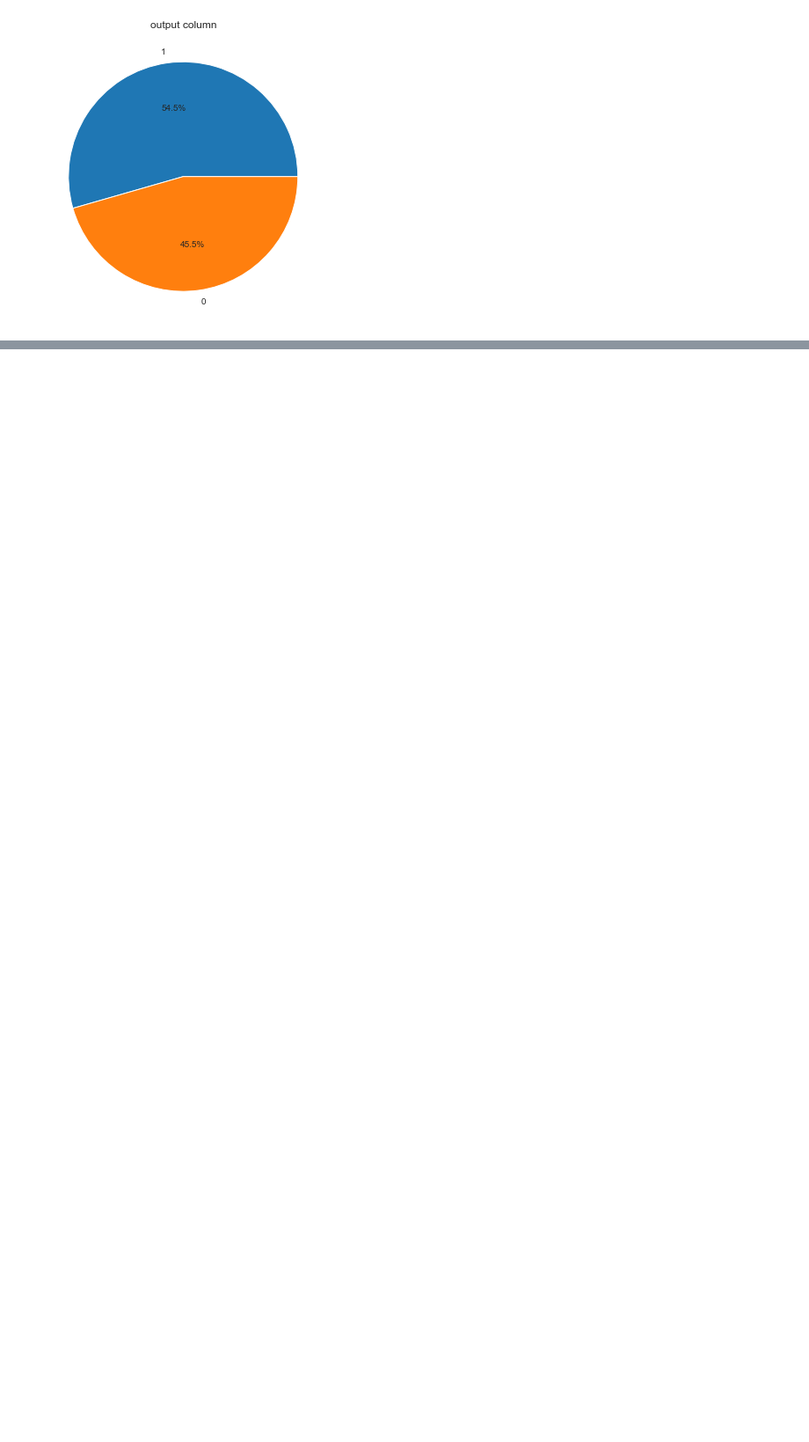
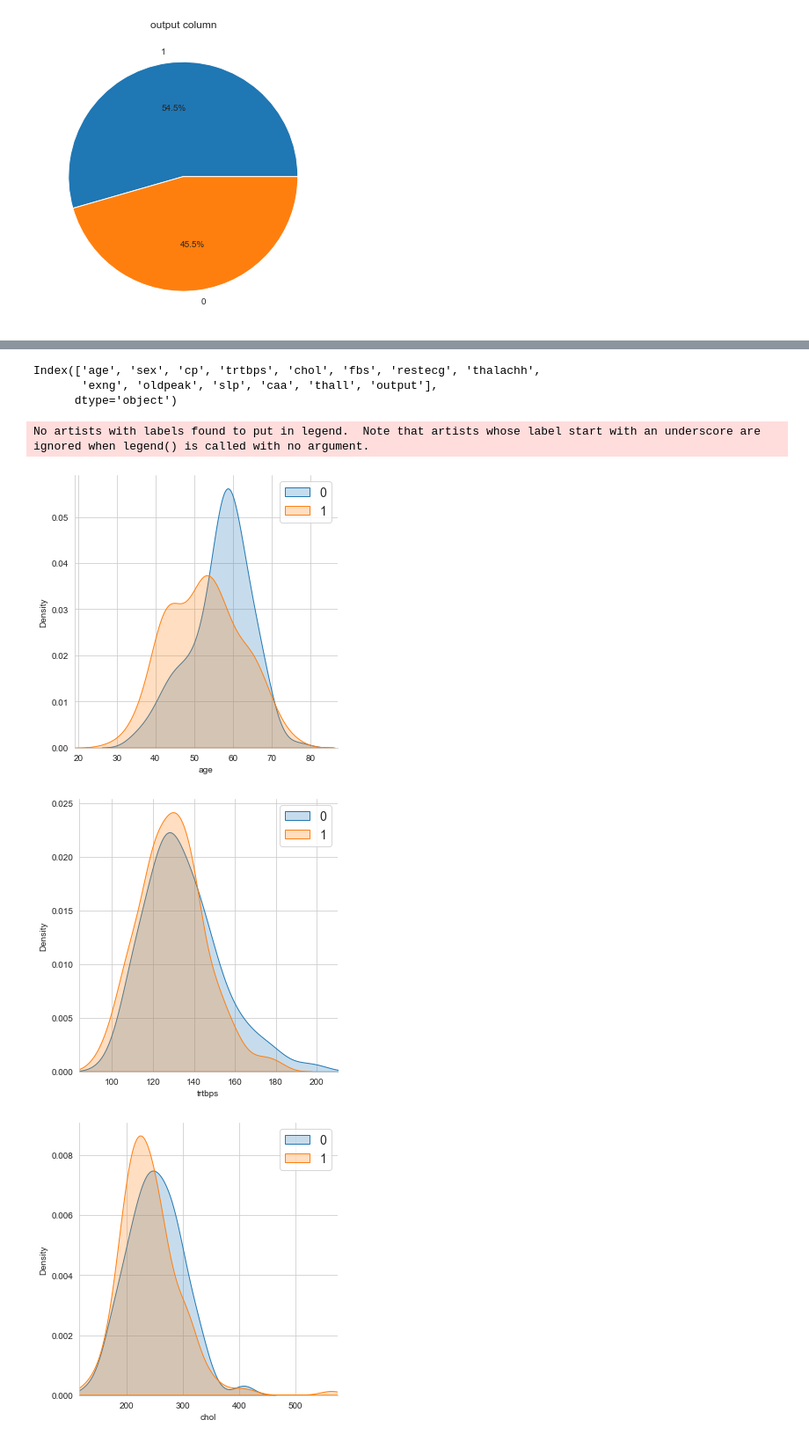
Before and after one commit to kumargautam02/machine_learning, a Jupyter notebook: Projects/heart_attack_analysis_project/main.ipynb, the cells around one changed output, grey strips where cells are left out. Shown at 88% size. Drawn from its saved outputs; the diff is of its cells as text; code cells hidden in the pictures; blank space fills up the shorter version.

Commit message:
adding the distribution plot

```diff
--- a/Projects/heart_attack_analysis_project/main.ipynb
+++ b/Projects/heart_attack_analysis_project/main.ipynb
@@ -169,0 +174,6 @@ for columns in categorical_columns.keys():
+# %%
+data.columns
+# %% [output]
+Index(['age', 'sex', 'cp', 'trtbps', 'chol', 'fbs', 'restecg', 'thalachh',
+       'exng', 'oldpeak', 'slp', 'caa', 'thall', 'output'],
+      dtype='object')
@@ -169,0 +183,11 @@ for columns in categorical_columns.keys():
+# %%
+numerical_columns = ['age', 'trtbps', 'chol', 'thalachh', 'oldpeak','output']
+for columns in numerical_columns:
+    graph = sns.FacetGrid(data[numerical_columns], hue = 'output', height=5, xlim=((data[columns].min() - 10), (data[columns].max() + 10)))
+    graph.map(sns.kdeplot, columns, fill='True')
+    plt.legend(fontsize=14)
+# %% [output]
+No artists with labels found to put in legend.  Note that artists whose label start with an underscore are ignored when legend() is called with no argument.
+[figure, added]
+[figure, added]
+[figure, added]
```
Also changed, not shown: parts of 11 cells of this notebook.
